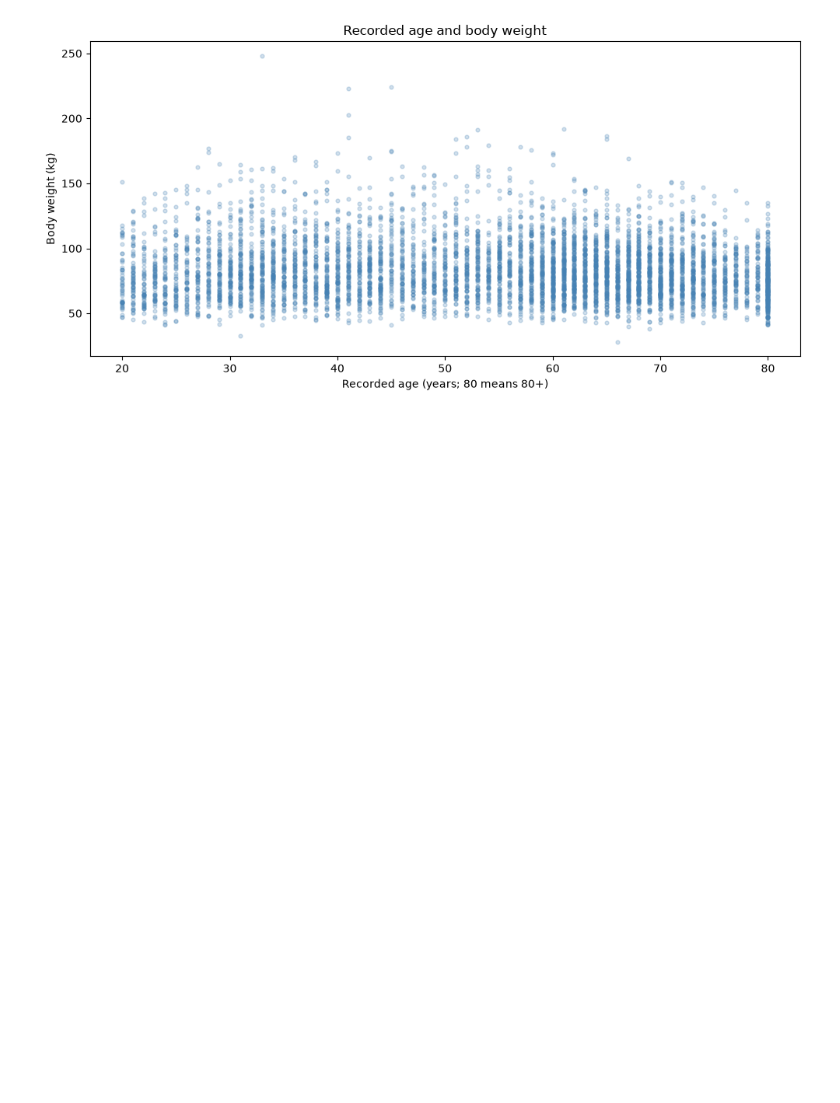
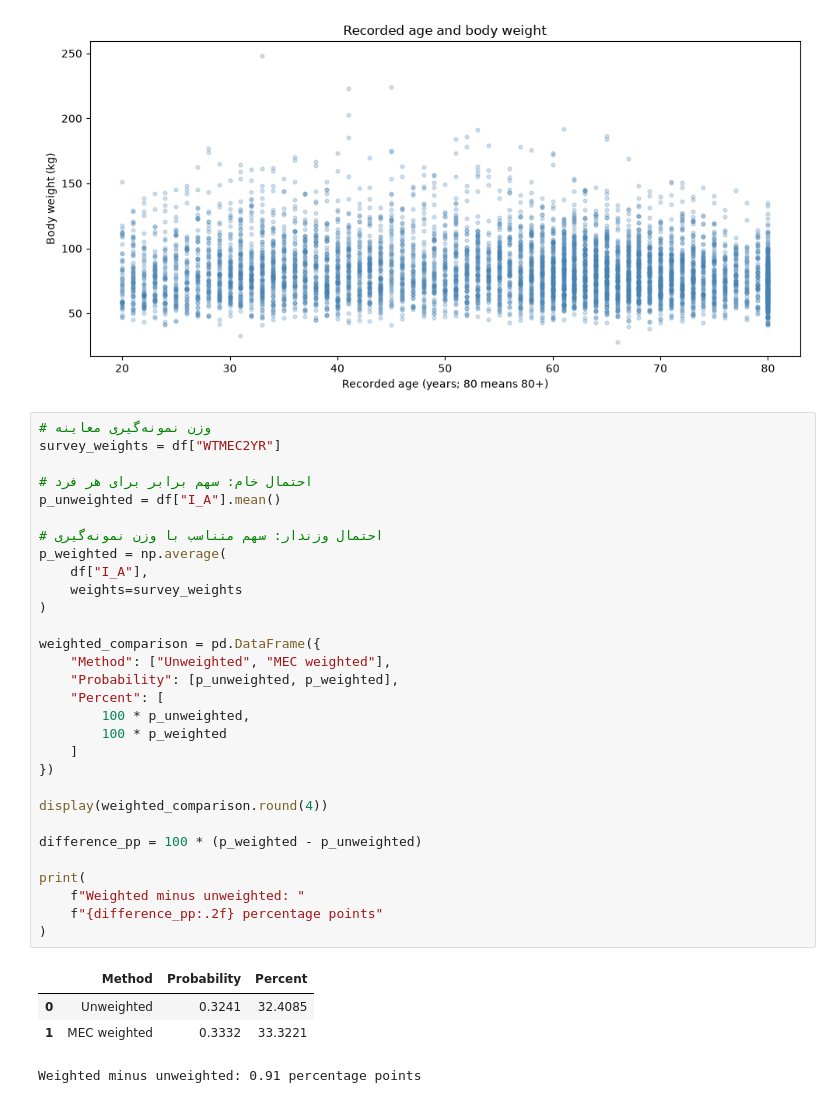
Before and after one commit to nazaninhasani/Amar, a Jupyter notebook: notebooks/phase2_analysis.ipynb, the cells around one changed output. Saved outputs shown, nothing was run; the diff lists cells and outputs as text; blank space fills up the shorter version.

Commit message:
phase2: compare unweighted and MEC-weighted probabilities

```diff
--- a/notebooks/phase2_analysis.ipynb
+++ b/notebooks/phase2_analysis.ipynb
@@ -686,3 +686,38 @@ plt.show()
 # %% [output]
 Empirical covariance: -25.7837 kg·year
 [figure]
+# %%
+# وزن نمونه‌گیری معاینه
+survey_weights = df["WTMEC2YR"]
+
+# احتمال خام: سهم برابر برای هر فرد
+p_unweighted = df["I_A"].mean()
+
+# احتمال وزندار: سهم متناسب با وزن نمونه‌گیری
+p_weighted = np.average(
+    df["I_A"],
+    weights=survey_weights
+)
+
+weighted_comparison = pd.DataFrame({
+    "Method": ["Unweighted", "MEC weighted"],
+    "Probability": [p_unweighted, p_weighted],
+    "Percent": [
+        100 * p_unweighted,
+        100 * p_weighted
+    ]
+})
+
+display(weighted_comparison.round(4))
+
+difference_pp = 100 * (p_weighted - p_unweighted)
+
+print(
+    f"Weighted minus unweighted: "
+    f"{difference_pp:.2f} percentage points"
+)
+# %% [output]
+|  | Method | Probability | Percent |
+| 0 | Unweighted | 0.3241 | 32.4085 |
+| 1 | MEC weighted | 0.3332 | 33.3221 |
+Weighted minus unweighted: 0.91 percentage points
```
